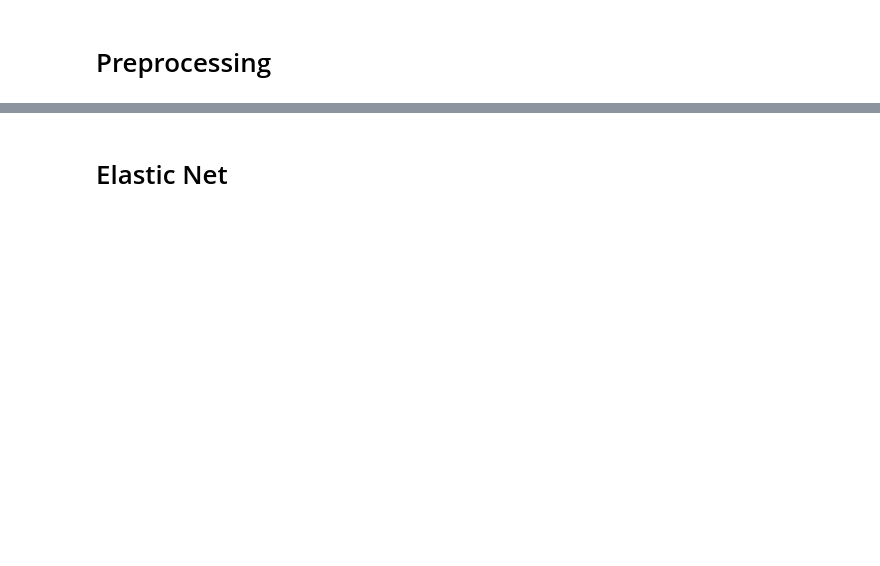
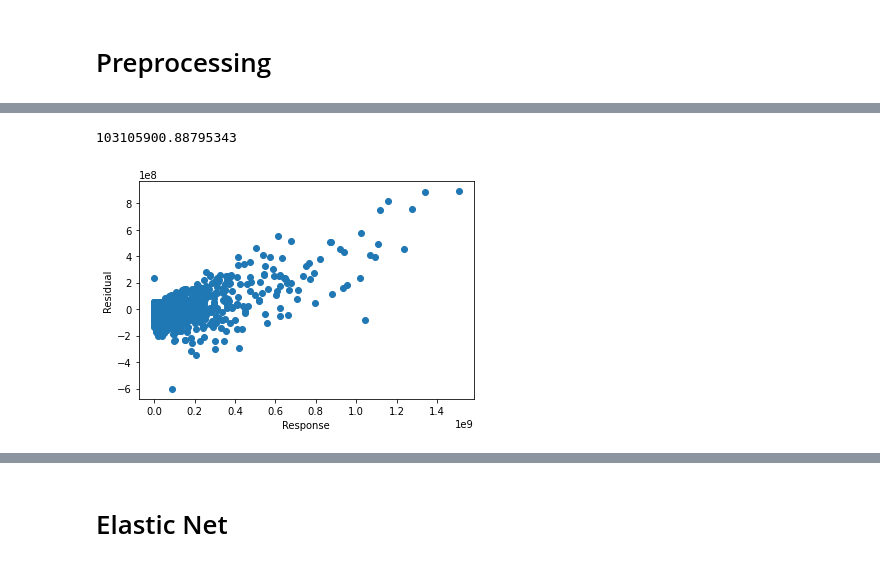
Before and after one commit to alecarreche/movies, a Jupyter notebook: models.ipynb, the cells around one changed output, grey strips where cells are left out. Cells and saved outputs as stored; diff of their text form; code cells hidden in the pictures; blank space fills up the shorter version.

```diff
--- a/models.ipynb
+++ b/models.ipynb
@@ -206,0 +148,7 @@ np.sqrt(mean_squared_error(y_test, y_pred))
+# %%
+EN_model = ElasticNetCV(l1_ratio=[.1, .5, .7, .9, .95, .99, 1], normalize=True, cv=10)
+EN_pred = fit_predict(EN_model, X_train, X_test, y_train, y_test)
+visualize_resids(EN_pred, y_test)
+# %% [output]
+103105900.88795343
+[figure, added]
```
Also changed, not shown: parts of 87 cells of this notebook, 3 other files.
